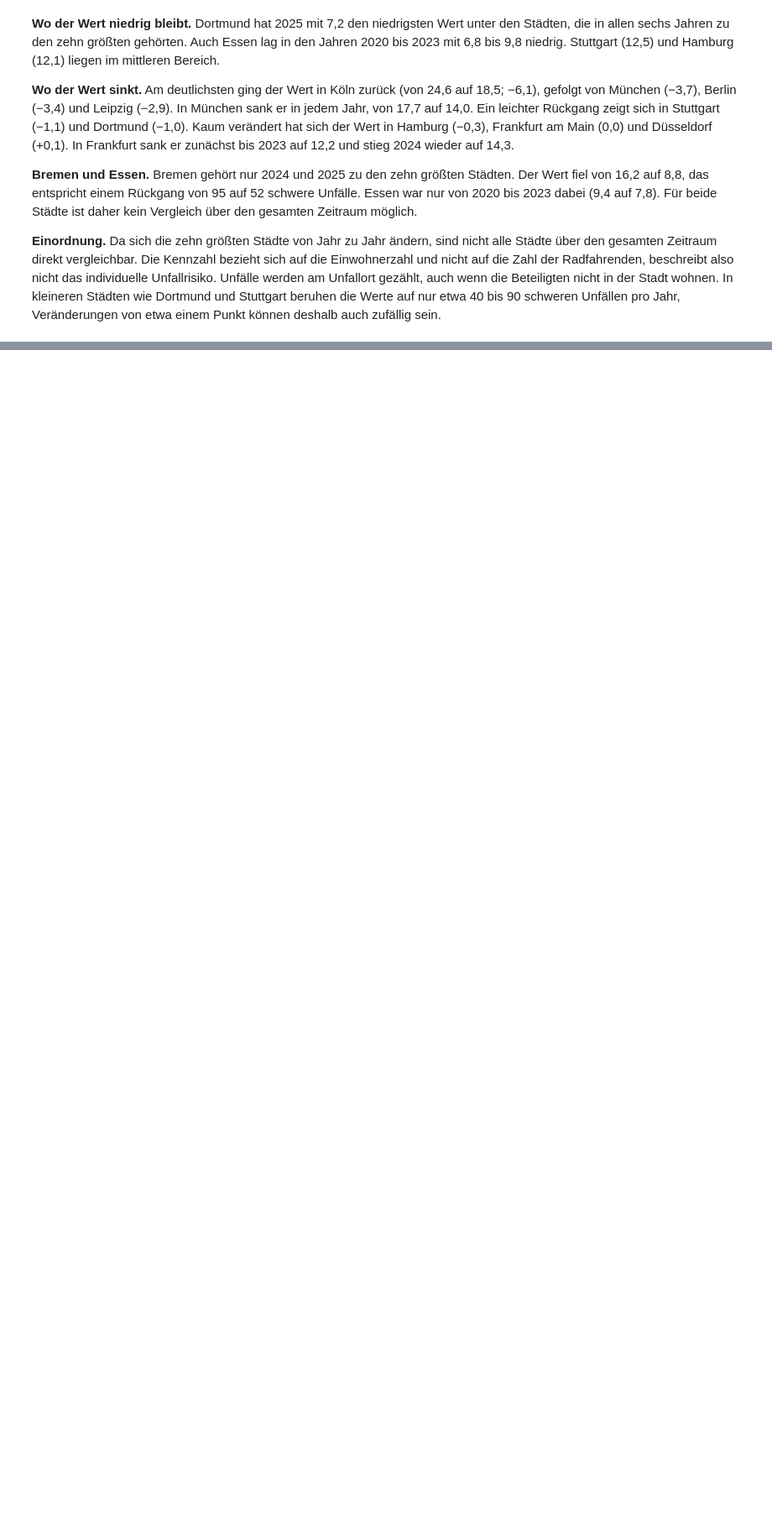
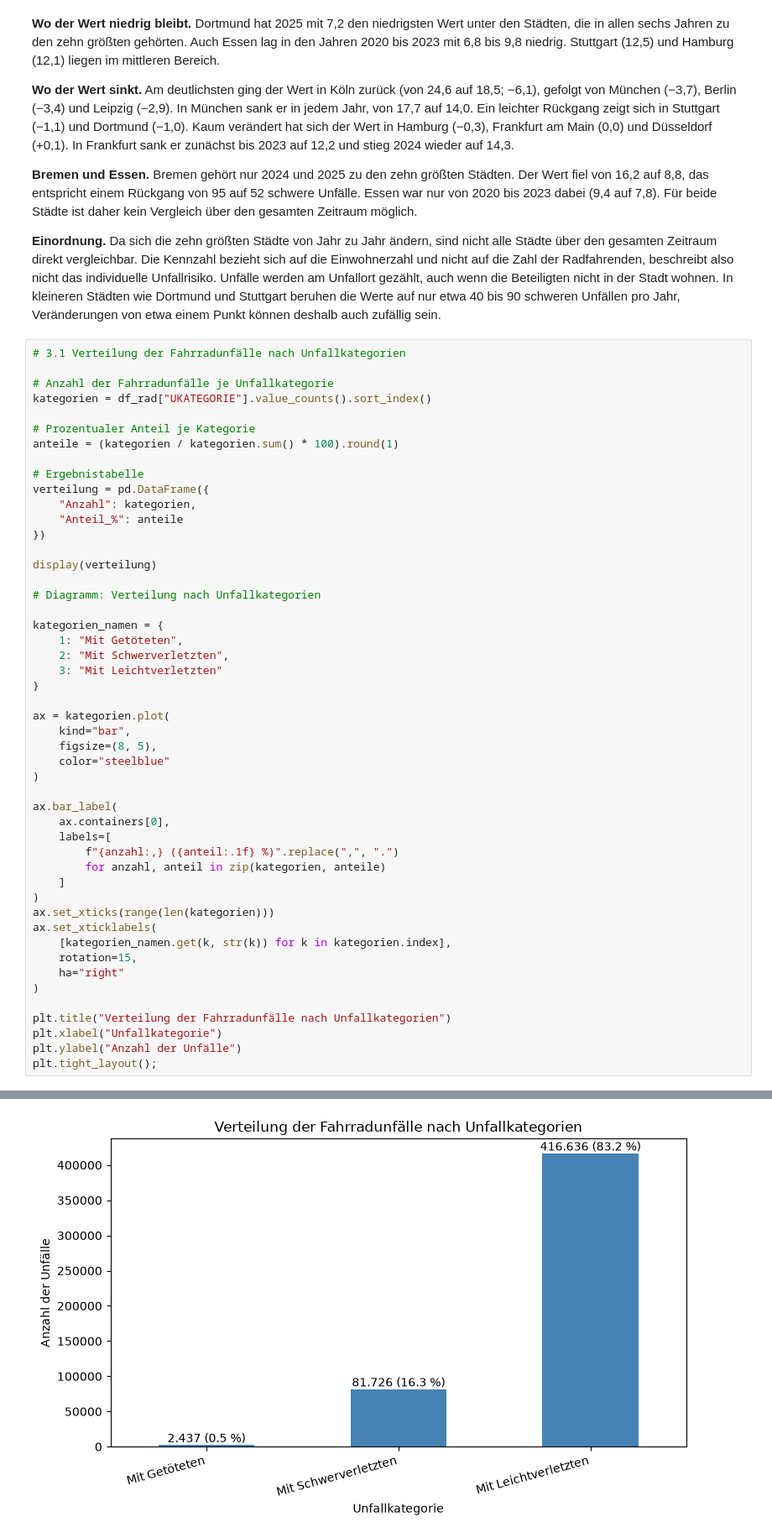
Before and after one commit to RogovaNatalia/Unfallorte_Projekt, a Jupyter notebook: analyse.ipynb, the cells around one changed output, grey strips where cells are left out. Shown at 84% size. Drawn from its saved outputs; the diff is of its cells as text; blank space fills up the shorter version.

Commit message:
Block 3.1 Verteilung der Fahrradunfälle nach Unfallkategorien

```diff
--- a/analyse.ipynb
+++ b/analyse.ipynb
@@ -845,3 +845,53 @@ plt.tight_layout();
 **Bremen und Essen.** Bremen gehört nur 2024 und 2025 zu den zehn größten Städten. Der Wert fiel von 16,2 auf 8,8, das entspricht einem Rückgang von 95 auf 52 schwere Unfälle. Essen war nur von 2020 bis 2023 dabei (9,4 auf 7,8). Für beide Städte ist daher kein Vergleich über den gesamten Zeitraum möglich.
 
 **Einordnung.** Da sich die zehn größten Städte von Jahr zu Jahr ändern, sind nicht alle Städte über den gesamten Zeitraum direkt vergleichbar. Die Kennzahl bezieht sich auf die Einwohnerzahl und nicht auf die Zahl der Radfahrenden, beschreibt also nicht das individuelle Unfallrisiko. Unfälle werden am Unfallort gezählt, auch wenn die Beteiligten nicht in der Stadt wohnen. In kleineren Städten wie Dortmund und Stuttgart beruhen die Werte auf nur etwa 40 bis 90 schweren Unfällen pro Jahr, Veränderungen von etwa einem Punkt können deshalb auch zufällig sein.
+# %%
+# 3.1 Verteilung der Fahrradunfälle nach Unfallkategorien
+
+# Anzahl der Fahrradunfälle je Unfallkategorie
+kategorien = df_rad["UKATEGORIE"].value_counts().sort_index()
+
+# Prozentualer Anteil je Kategorie
+anteile = (kategorien / kategorien.sum() * 100).round(1)
+
+# Ergebnistabelle
+verteilung = pd.DataFrame({
+    "Anzahl": kategorien,
+    "Anteil_%": anteile
+})
+
+display(verteilung)
+
+# Diagramm: Verteilung nach Unfallkategorien
+
+kategorien_namen = {
+    1: "Mit Getöteten",
+    2: "Mit Schwerverletzten",
+    3: "Mit Leichtverletzten"
+}
+
+ax = kategorien.plot(
+    kind="bar",
+    figsize=(8, 5),
+    color="steelblue"
+)
+
+ax.bar_label(
+    ax.containers[0],
+    labels=[
+        f"{anzahl:,} ({anteil:.1f} %)".replace(",", ".")
+        for anzahl, anteil in zip(kategorien, anteile)
+    ]
+)
+ax.set_xticks(range(len(kategorien)))
+ax.set_xticklabels(
+    [kategorien_namen.get(k, str(k)) for k in kategorien.index],
+    rotation=15,
+    ha="right"
+)
+
+plt.title("Verteilung der Fahrradunfälle nach Unfallkategorien")
+plt.xlabel("Unfallkategorie")
+plt.ylabel("Anzahl der Unfälle")
+plt.tight_layout();
+# %% [output]
@@ -847,0 +903 @@ plt.tight_layout();
+[figure, added]
```
Also changed, not shown: parts of 1 cell of this notebook, 1 other file.
